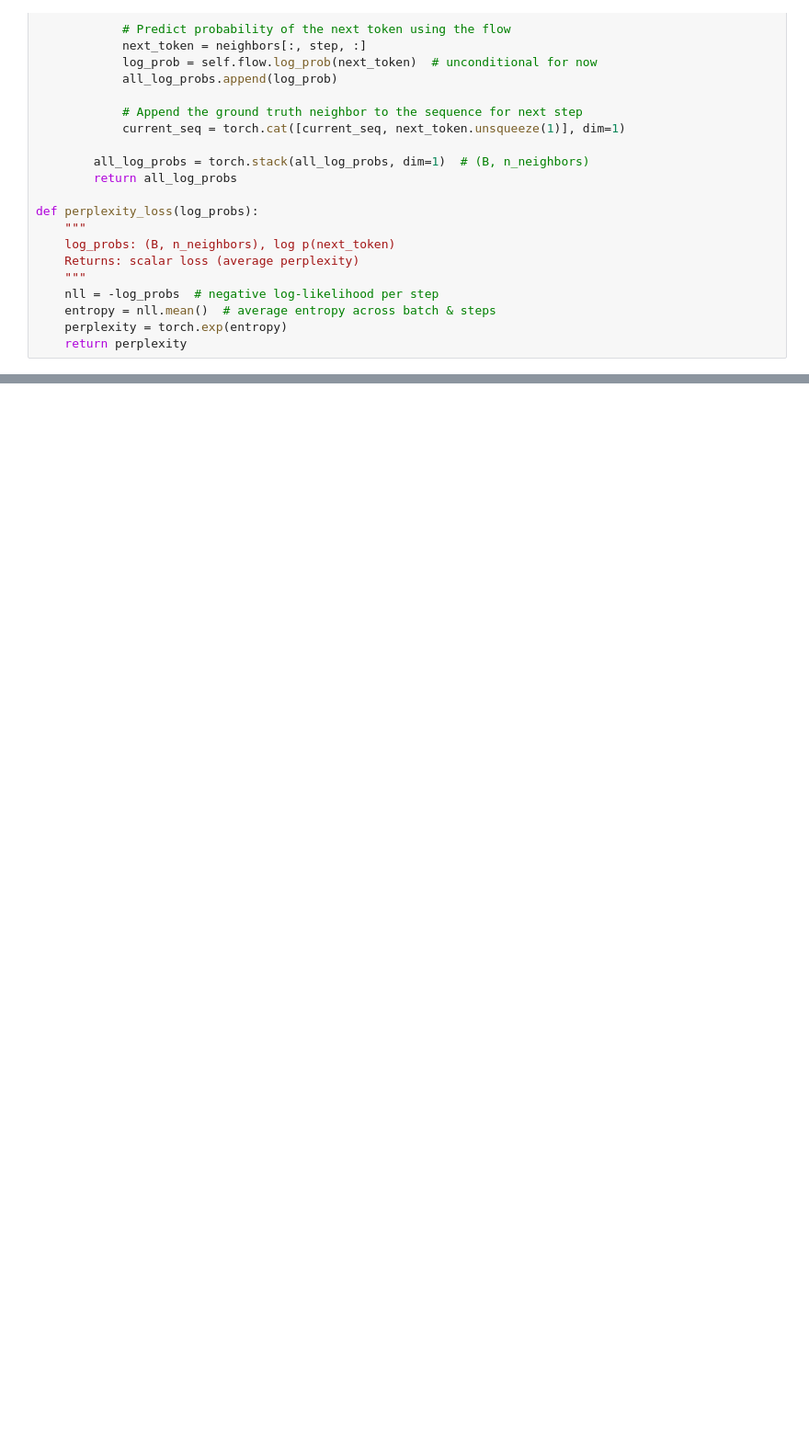
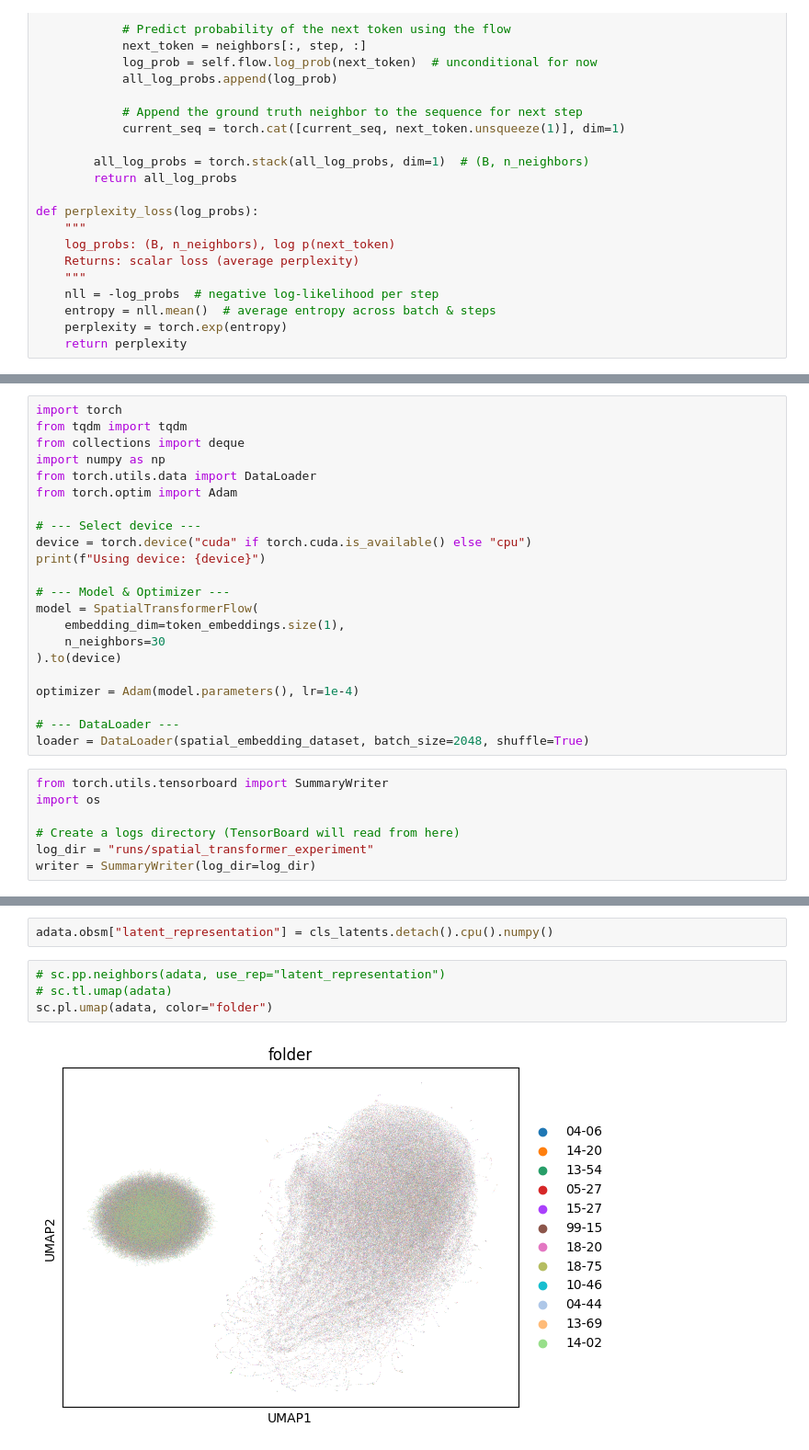
Before and after one commit to jhaberbe/TokenGT, a Jupyter notebook: notebook/embeddings.ipynb, the cells around one changed output, grey strips where cells are left out. Shown at 92% size. Cells and saved outputs as stored; diff of their text form; blank space fills up the shorter version.

Commit message:
New Model Technique

```diff
--- a/notebook/embeddings.ipynb
+++ b/notebook/embeddings.ipynb
@@ -684,0 +712,29 @@ for epoch in range(10):
+# %%
+import torch
+from tqdm import tqdm
+from collections import deque
+import numpy as np
+from torch.utils.data import DataLoader
+from torch.optim import Adam
+
+# --- Select device ---
+device = torch.device("cuda" if torch.cuda.is_available() else "cpu")
+print(f"Using device: {device}")
+
+# --- Model & Optimizer ---
+model = SpatialTransformerFlow(
+    embedding_dim=token_embeddings.size(1),
+    n_neighbors=30
+).to(device)
+
+optimizer = Adam(model.parameters(), lr=1e-4)
+
+# --- DataLoader ---
+loader = DataLoader(spatial_embedding_dataset, batch_size=2048, shuffle=True)
+# %%
+from torch.utils.tensorboard import SummaryWriter
+import os
+
+# Create a logs directory (TensorBoard will read from here)
+log_dir = "runs/spatial_transformer_experiment"
+writer = SummaryWriter(log_dir=log_dir)
@@ -684,0 +900,8 @@ for epoch in range(10):
+# %%
+adata.obsm["latent_representation"] = cls_latents.detach().cpu().numpy()
+# %%
+# sc.pp.neighbors(adata, use_rep="latent_representation")
+# sc.tl.umap(adata)
+sc.pl.umap(adata, color="folder")
+# %% [output]
+[figure, added]
```
Also changed, not shown: parts of 9 cells of this notebook, 2 other files.
